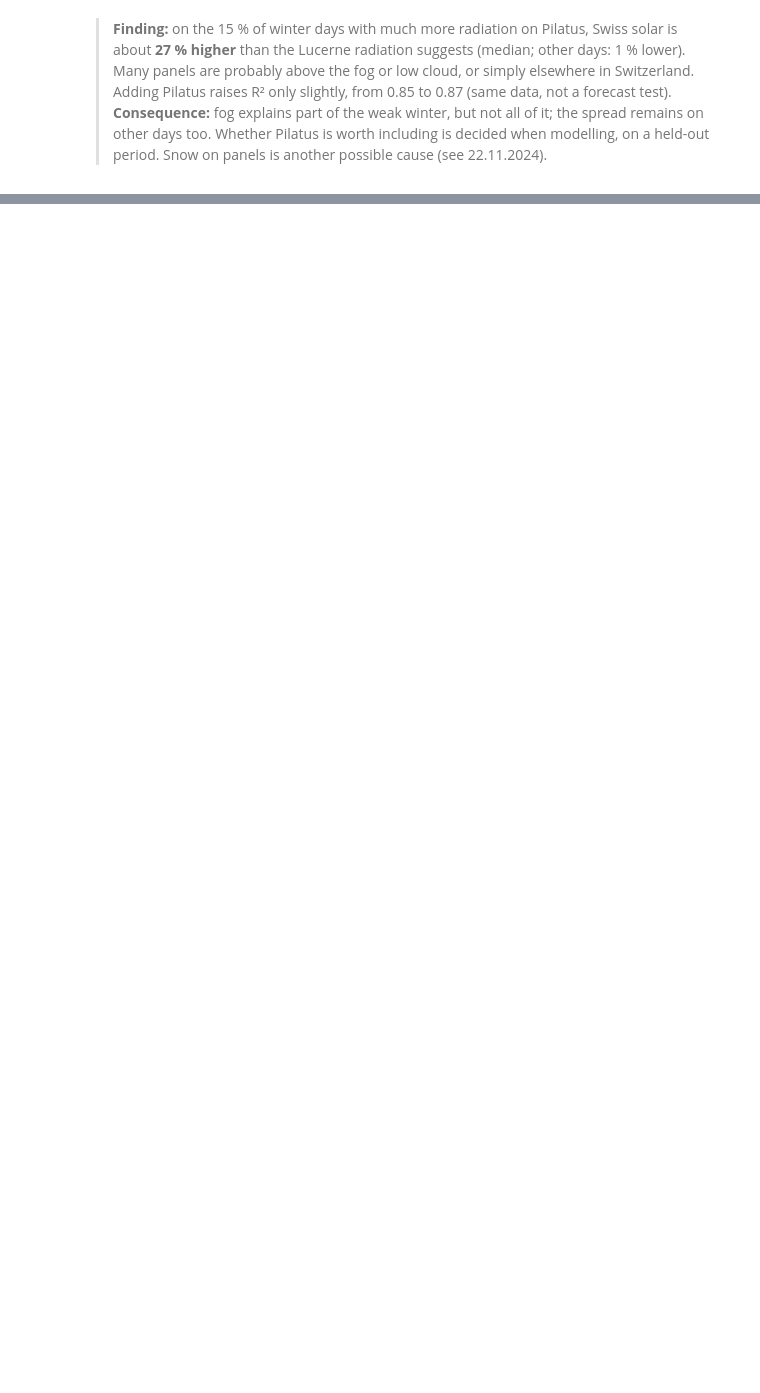
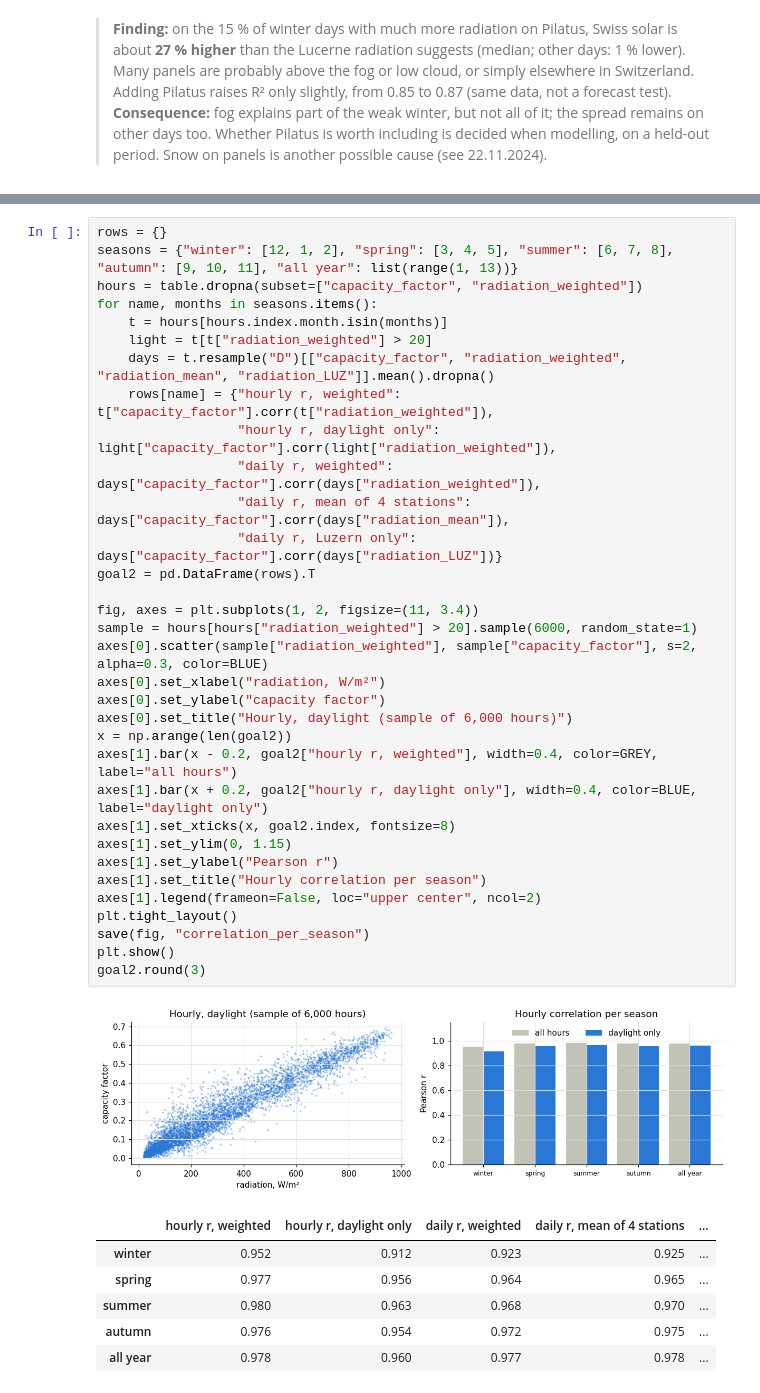
Before and after one commit to Elias-Schwegler/Flurin_Elias_hs26_project, a Jupyter notebook: notebooks/combined/combined_eda.ipynb, the cells around one changed output, grey strips where cells are left out. Cells and saved outputs as stored; diff of their text form; blank space fills up the shorter version.

```diff
--- a/notebooks/combined/combined_eda.ipynb
+++ b/notebooks/combined/combined_eda.ipynb
@@ -232,0 +381,41 @@ R² October to February, Lucerne radiation only: 0.851 | with Pilatus as well: 0
+# %%
+rows = {}
+seasons = {"winter": [12, 1, 2], "spring": [3, 4, 5], "summer": [6, 7, 8], "autumn": [9, 10, 11], "all year": list(range(1, 13))}
+hours = table.dropna(subset=["capacity_factor", "radiation_weighted"])
+for name, months in seasons.items():
+    t = hours[hours.index.month.isin(months)]
+    light = t[t["radiation_weighted"] > 20]
+    days = t.resample("D")[["capacity_factor", "radiation_weighted", "radiation_mean", "radiation_LUZ"]].mean().dropna()
+    rows[name] = {"hourly r, weighted": t["capacity_factor"].corr(t["radiation_weighted"]),
+                  "hourly r, daylight only": light["capacity_factor"].corr(light["radiation_weighted"]),
+                  "daily r, weighted": days["capacity_factor"].corr(days["radiation_weighted"]),
+                  "daily r, mean of 4 stations": days["capacity_factor"].corr(days["radiation_mean"]),
+                  "daily r, Luzern only": days["capacity_factor"].corr(days["radiation_LUZ"])}
+goal2 = pd.DataFrame(rows).T
+
+fig, axes = plt.subplots(1, 2, figsize=(11, 3.4))
+sample = hours[hours["radiation_weighted"] > 20].sample(6000, random_state=1)
+axes[0].scatter(sample["radiation_weighted"], sample["capacity_factor"], s=2, alpha=0.3, color=BLUE)
+axes[0].set_xlabel("radiation, W/m²")
+axes[0].set_ylabel("capacity factor")
+axes[0].set_title("Hourly, daylight (sample of 6,000 hours)")
+x = np.arange(len(goal2))
+axes[1].bar(x - 0.2, goal2["hourly r, weighted"], width=0.4, color=GREY, label="all hours")
+axes[1].bar(x + 0.2, goal2["hourly r, daylight only"], width=0.4, color=BLUE, label="daylight only")
+axes[1].set_xticks(x, goal2.index, fontsize=8)
+axes[1].set_ylim(0, 1.15)
+axes[1].set_ylabel("Pearson r")
+axes[1].set_title("Hourly correlation per season")
+axes[1].legend(frameon=False, loc="upper center", ncol=2)
+plt.tight_layout()
+save(fig, "correlation_per_season")
+plt.show()
+goal2.round(3)
+# %% [output]
+[figure, added]
+|  | hourly r, weighted | hourly r, daylight only | daily r, weighted | daily r, mean of 4 stations | ... |
+| winter | 0.952 | 0.912 | 0.923 | 0.925 | ... |
+| spring | 0.977 | 0.956 | 0.964 | 0.965 | ... |
+| summer | 0.980 | 0.963 | 0.968 | 0.970 | ... |
+| autumn | 0.976 | 0.954 | 0.972 | 0.975 | ... |
+| all year | 0.978 | 0.960 | 0.977 | 0.978 | ... |
```
Also changed, not shown: parts of 32 cells of this notebook.
